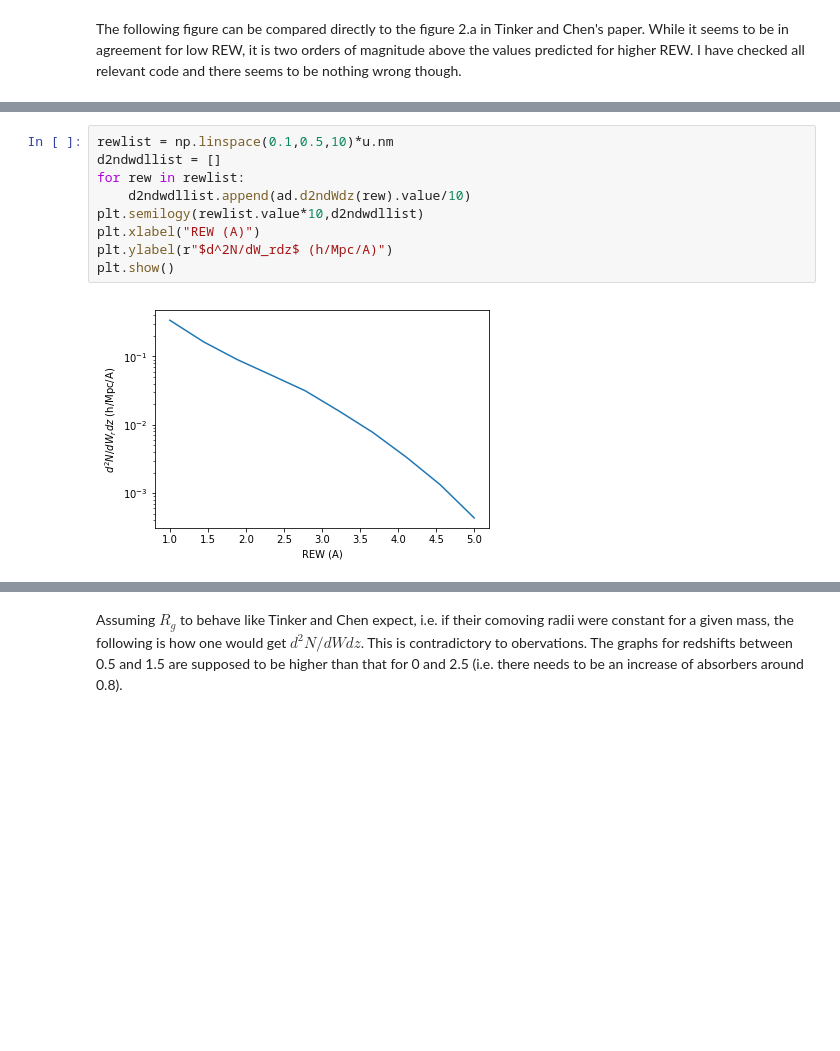
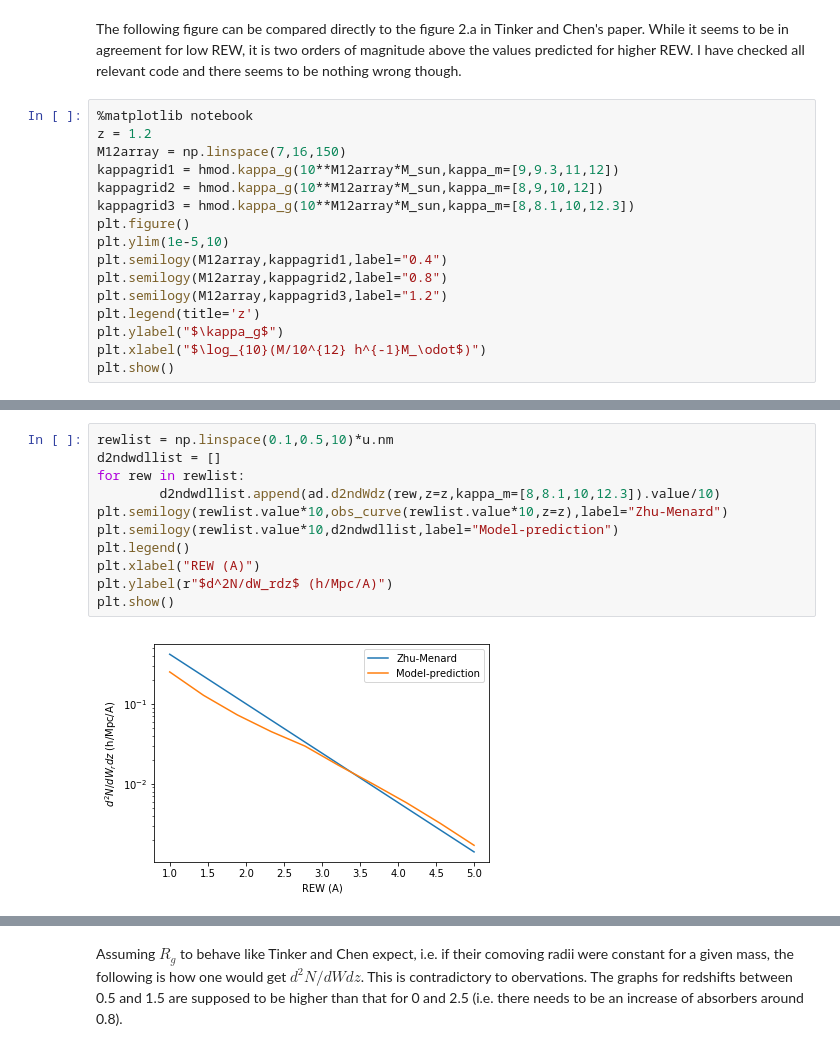
Before and after one commit to SunilSimha/MgIIabs, a Jupyter notebook: docs/Redshift evolution of gas radius.ipynb, the cells around one changed output, grey strips where cells are left out. Cells and saved outputs as stored; diff of their text form; blank space fills up the shorter version.

```diff
--- a/docs/Redshift evolution of gas radius.ipynb
+++ b/docs/Redshift evolution of gas radius.ipynb
@@ -14,3 +15,19 @@ from scipy.interpolate import interp1d
 from scipy.integrate import simps
 # %% [markdown]
 The following figure can be compared directly to the figure 2.a in Tinker and Chen's paper. While it seems to be in agreement for low REW, it is two orders of magnitude above the values predicted for higher REW. I have checked all relevant code and there seems to be nothing wrong though.
+# %%
+%matplotlib notebook
+z = 1.2
+M12array = np.linspace(7,16,150)
+kappagrid1 = hmod.kappa_g(10**M12array*M_sun,kappa_m=[9,9.3,11,12])
+kappagrid2 = hmod.kappa_g(10**M12array*M_sun,kappa_m=[8,9,10,12])
+kappagrid3 = hmod.kappa_g(10**M12array*M_sun,kappa_m=[8,8.1,10,12.3])
+plt.figure()
+plt.ylim(1e-5,10)
+plt.semilogy(M12array,kappagrid1,label="0.4")
+plt.semilogy(M12array,kappagrid2,label="0.8")
+plt.semilogy(M12array,kappagrid3,label="1.2")
+plt.legend(title='z')
+plt.ylabel("$\kappa_g$")
+plt.xlabel("$\log_{10}(M/10^{12} h^{-1}M_\odot$)")
+plt.show()
@@ -17,11 +37,13 @@ The following figure can be compared directly to the figure 2.a in Tinker and Ch
 # %%
 rewlist = np.linspace(0.1,0.5,10)*u.nm
 d2ndwdllist = []
 for rew in rewlist:
-    d2ndwdllist.append(ad.d2ndWdz(rew).value/10)
-plt.semilogy(rewlist.value*10,d2ndwdllist)
+        d2ndwdllist.append(ad.d2ndWdz(rew,z=z,kappa_m=[8,8.1,10,12.3]).value/10)
+plt.semilogy(rewlist.value*10,obs_curve(rewlist.value*10,z=z),label="Zhu-Menard")
+plt.semilogy(rewlist.value*10,d2ndwdllist,label="Model-prediction")
+plt.legend()
 plt.xlabel("REW (A)")
 plt.ylabel(r"$d^2N/dW_rdz$ (h/Mpc/A)")
 plt.show()
 # %% [output]
-[figure, old version]
+[figure, new version]
```
Also changed, not shown: parts of 6 cells of this notebook, 5 other files.
